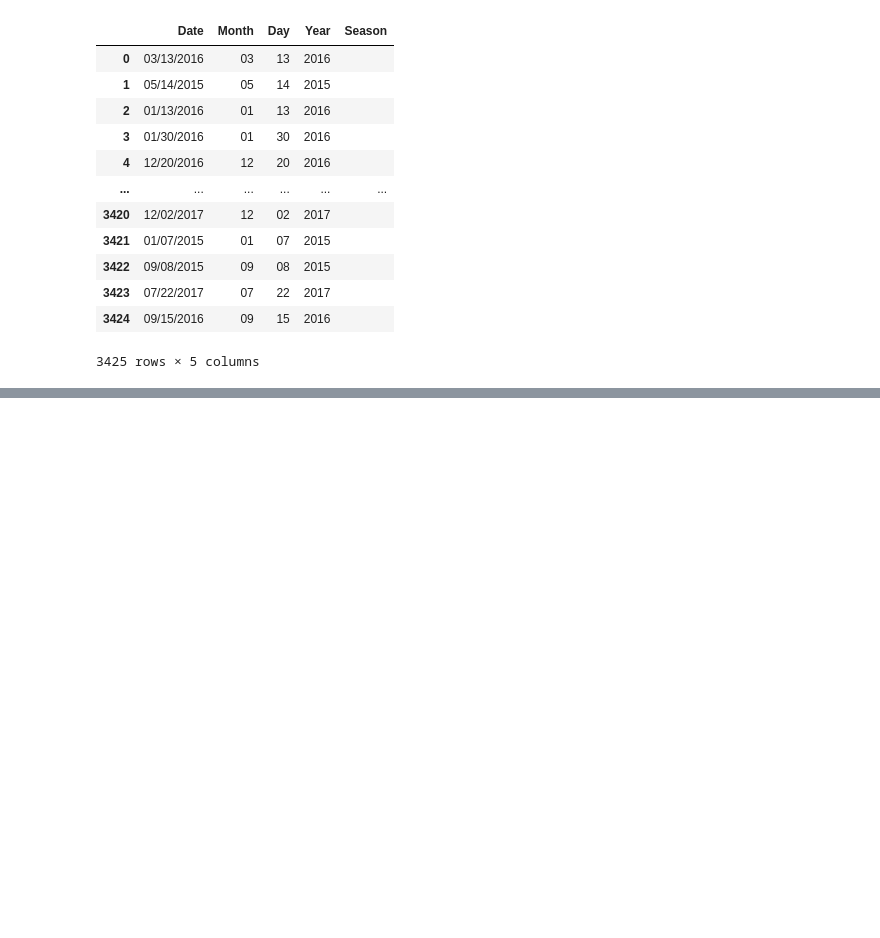
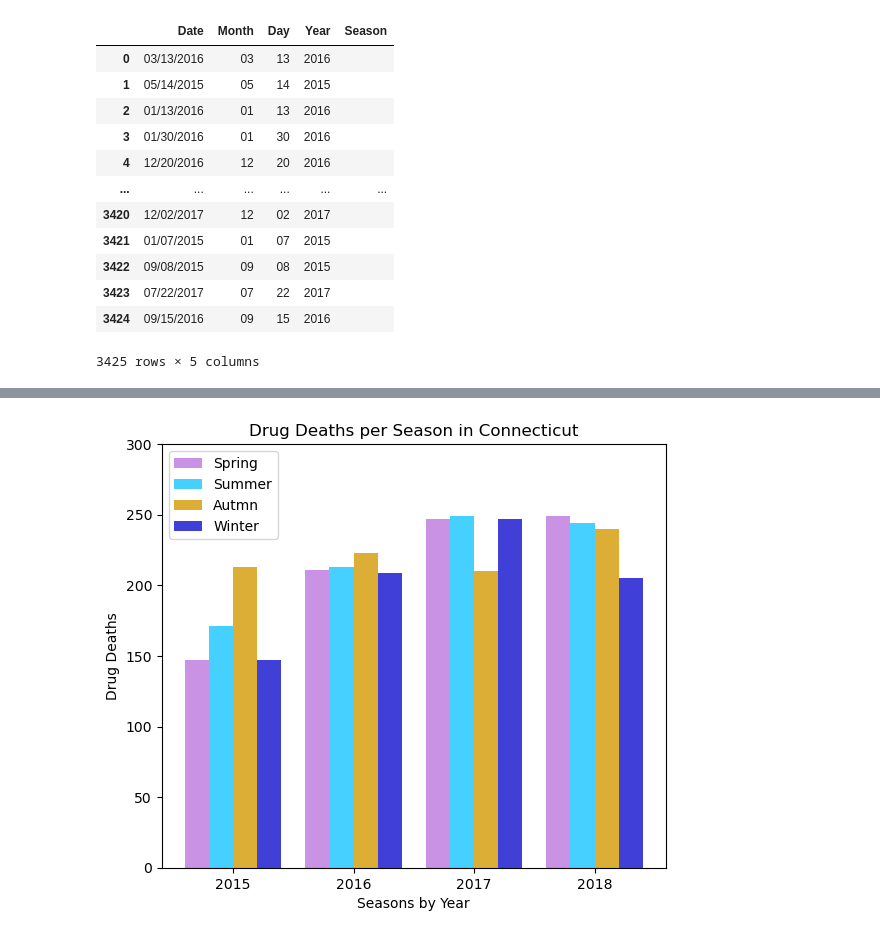
Before and after one commit to Elevate04/Team_5_Project, a Jupyter notebook: SeasonsHistogram/SeasonsHistogramPlot.ipynb, the cells around one changed output, grey strips where cells are left out. Cells and saved outputs as stored; diff of their text form; code cells hidden in the pictures; blank space fills up the shorter version.

```diff
--- a/SeasonsHistogram/SeasonsHistogramPlot.ipynb
+++ b/SeasonsHistogram/SeasonsHistogramPlot.ipynb
@@ -111,0 +89,15 @@ plt.savefig("Images/SeasonsHistogram.png")
+# %%
+# create dataframe for each season
+SpringDF = dateDF.loc[dateDF['Season'] == 'Spring']
+SummerDF = dateDF.loc[dateDF['Season'] == 'Summer']
+AutumnDF = dateDF.loc[dateDF['Season'] == 'Autumn']
+WinterDF = dateDF.loc[dateDF['Season'] == 'Winter']
+# %%
+SpringDF['Year'] = pd.to_numeric(SpringDF['Year'])
+SummerDF['Year'] = pd.to_numeric(SummerDF['Year'])
+AutumnDF['Year'] = pd.to_numeric(AutumnDF['Year'])
+WinterDF['Year'] = pd.to_numeric(WinterDF['Year'])
+SpringDF.sort_values(by=['Year'])
+SummerDF.sort_values(by=['Year'])
+AutumnDF.sort_values(by=['Year'])
+WinterDF.sort_values(by=['Year'])
@@ -111,0 +138,23 @@ plt.savefig("Images/SeasonsHistogram.png")
+# %%
+#assign color values
+purple = clr.to_rgba('darkorchid', alpha=0.53)
+lBlue = clr.to_rgba('deepskyblue', alpha=0.73)
+dBlue = clr.to_rgba('mediumblue', alpha=0.75)
+gold = clr.to_rgba('goldenrod', alpha=0.9)
+colors = [purple, lBlue, gold, dBlue]
+x = np.arange(2014.5,2019,1)
+
+#plot and label histogram
+plt.figure(figsize=(6.5,5.5))
+plt.hist([SpringDF['Year'], SummerDF['Year'], AutumnDF['Year'], WinterDF['Year']],
+         label=['Spring', 'Summer', 'Autmn', 'Winter'], color = colors,bins = x)
+
+plt.xticks([2015, 2016, 2017, 2018])
+plt.ylim(-0, 300)
+plt.title("Drug Deaths per Season in Connecticut")
+plt.xlabel("Seasons by Year")
+plt.ylabel("Drug Deaths")
+plt.legend(loc="upper left")
+plt.savefig("Images/SeasonsHistogram.png")
+# %% [output]
+[figure, added]
```
Also changed, not shown: parts of 4 cells of this notebook, 1 other file.
